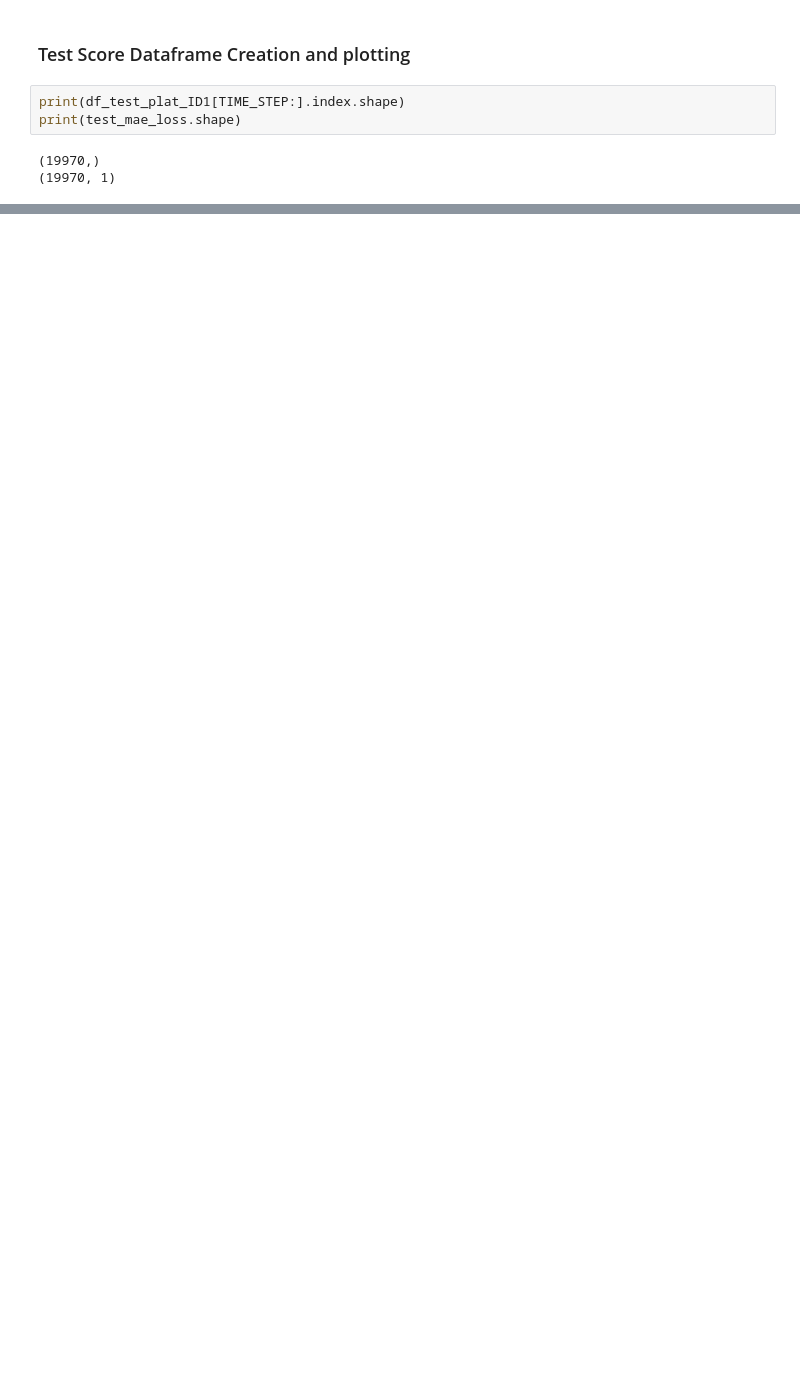
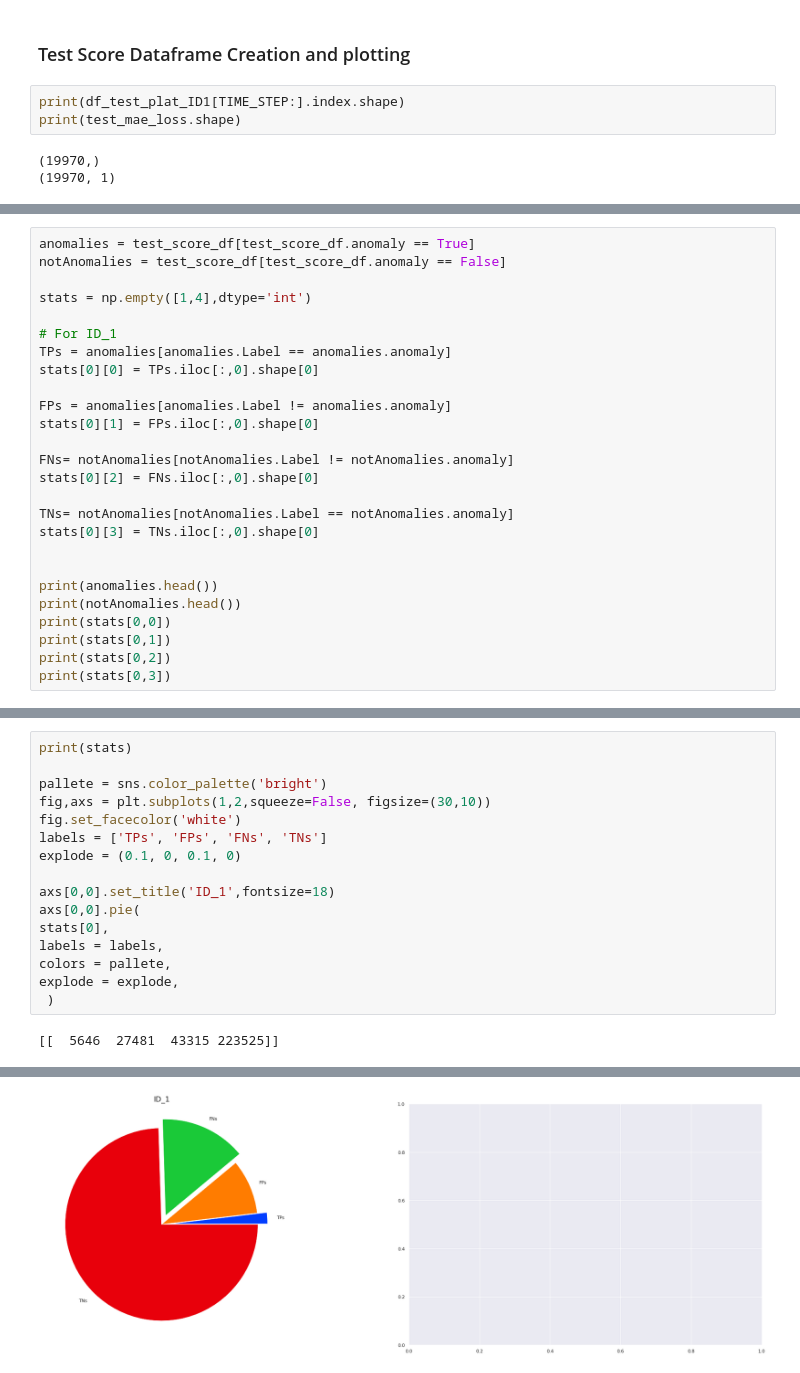
Before and after one commit to abdul2k10023/ML_CAN_IDS, a Jupyter notebook: new.ipynb, the cells around one changed output, grey strips where cells are left out. Cells and saved outputs as stored; diff of their text form; blank space fills up the shorter version.

```diff
--- a/new.ipynb
+++ b/new.ipynb
@@ -249,0 +228,26 @@ df_test_plat_ID1.head
+# %%
+anomalies = test_score_df[test_score_df.anomaly == True]
+notAnomalies = test_score_df[test_score_df.anomaly == False]
+
+stats = np.empty([1,4],dtype='int')
+
+# For ID_1
+TPs = anomalies[anomalies.Label == anomalies.anomaly]
+stats[0][0] = TPs.iloc[:,0].shape[0]
+
+FPs = anomalies[anomalies.Label != anomalies.anomaly]
+stats[0][1] = FPs.iloc[:,0].shape[0]
+
+FNs= notAnomalies[notAnomalies.Label != notAnomalies.anomaly]
+stats[0][2] = FNs.iloc[:,0].shape[0]
+
+TNs= notAnomalies[notAnomalies.Label == notAnomalies.anomaly]
+stats[0][3] = TNs.iloc[:,0].shape[0]
+
+
+print(anomalies.head())
+print(notAnomalies.head())
+print(stats[0,0])
+print(stats[0,1])
+print(stats[0,2])
+print(stats[0,3])
@@ -266,0 +344,18 @@ plt.legend();
+# %%
+print(stats)
+
+pallete = sns.color_palette('bright')
+fig,axs = plt.subplots(1,2,squeeze=False, figsize=(30,10))
+fig.set_facecolor('white')
+labels = ['TPs', 'FPs', 'FNs', 'TNs']
+explode = (0.1, 0, 0.1, 0)
+
+axs[0,0].set_title('ID_1',fontsize=18)
+axs[0,0].pie(
+stats[0],
+labels = labels,
+colors = pallete,
+explode = explode,
+ )
+# %% [output]
+[[  5646  27481  43315 223525]]
@@ -266,0 +370 @@ plt.legend();
+[figure, added]
```
Also changed, not shown: parts of 11 cells of this notebook, 1 other file.
